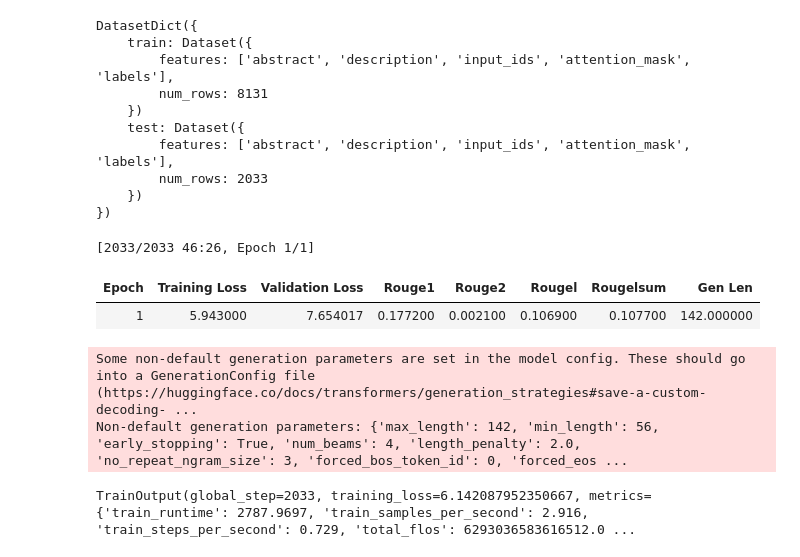
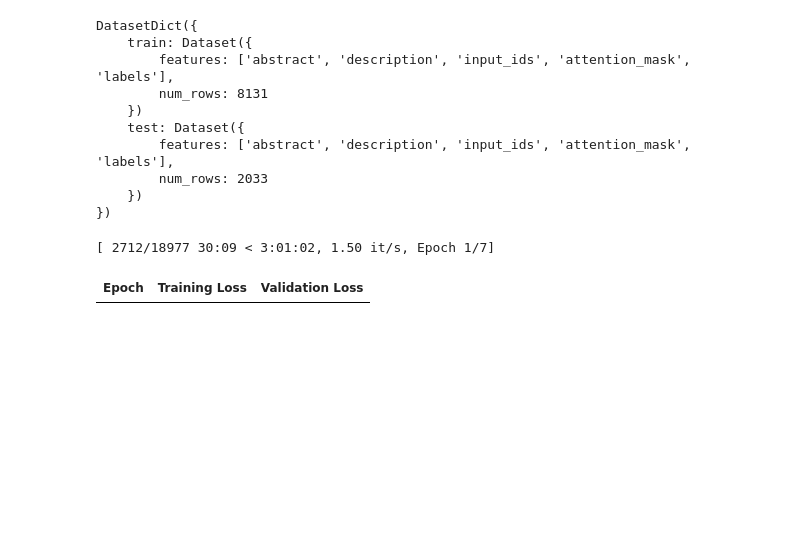
Before and after one commit to derrickyct/LLM-text-summarization, a Jupyter notebook: distilbart-cnn-12-6.ipynb, the cells around one changed output. Drawn from its saved outputs; the diff is of its cells as text; code cells hidden in the pictures; blank space fills up the shorter version.

Commit message:
edited parameters

```diff
--- a/distilbart-cnn-12-6.ipynb
+++ b/distilbart-cnn-12-6.ipynb
@@ -180,36 +180,32 @@ model = AutoModelForSeq2SeqLM.from_pretrained(checkpoint)
 # %%
 training_args = Seq2SeqTrainingArguments(
     output_dir="distilBartCNN_output",
     evaluation_strategy="epoch",
     learning_rate=0.001,
-    per_device_train_batch_size=4,
-    per_device_eval_batch_size=4,
+    per_device_train_batch_size=3,
+    per_device_eval_batch_size=3,
     weight_decay=0.01,
     save_total_limit=1,
     eval_accumulation_steps=1,
-    num_train_epochs=2,
+    num_train_epochs=7,
     predict_with_generate=True,
     gradient_accumulation_steps=1,
     save_strategy="epoch"
 )
 
 trainer = Seq2SeqTrainer(
     model=model,
     args=training_args,
     train_dataset=tokenized_dataset["train"],
     eval_dataset=tokenized_dataset["test"],
     tokenizer=tokenizer,
     data_collator=data_collator,
     compute_metrics=compute_metrics,
 )
 
 trainer.train()
 # %% [output]
-[2033/2033 46:26, Epoch 1/1]
+[ 2712/18977 30:09 < 3:01:02, 1.50 it/s, Epoch 1/7]
-| Epoch | Training Loss | Validation Loss | Rouge1 | Rouge2 | Rougel | Rougelsum | Gen Len |
-| 1 | 5.943000 | 7.654017 | 0.177200 | 0.002100 | 0.106900 | 0.107700 | 142.000000 |
+| Epoch | Training Loss | Validation Loss |
-Some non-default generation parameters are set in the model config. These should go into a GenerationConfig file (https://huggingface.co/docs/transformers/generation_strategies#save-a-custom-decoding- ...
-Non-default generation parameters: {'max_length': 142, 'min_length': 56, 'early_stopping': True, 'num_beams': 4, 'length_penalty': 2.0, 'no_repeat_ngram_size': 3, 'forced_bos_token_id': 0, 'forced_eos ...
-TrainOutput(global_step=2033, training_loss=6.142087952350667, metrics={'train_runtime': 2787.9697, 'train_samples_per_second': 2.916, 'train_steps_per_second': 0.729, 'total_flos': 6293036583616512.0 ...
 # %%
 # save the mdoel
```
Also changed, not shown: parts of 7 cells of this notebook.
